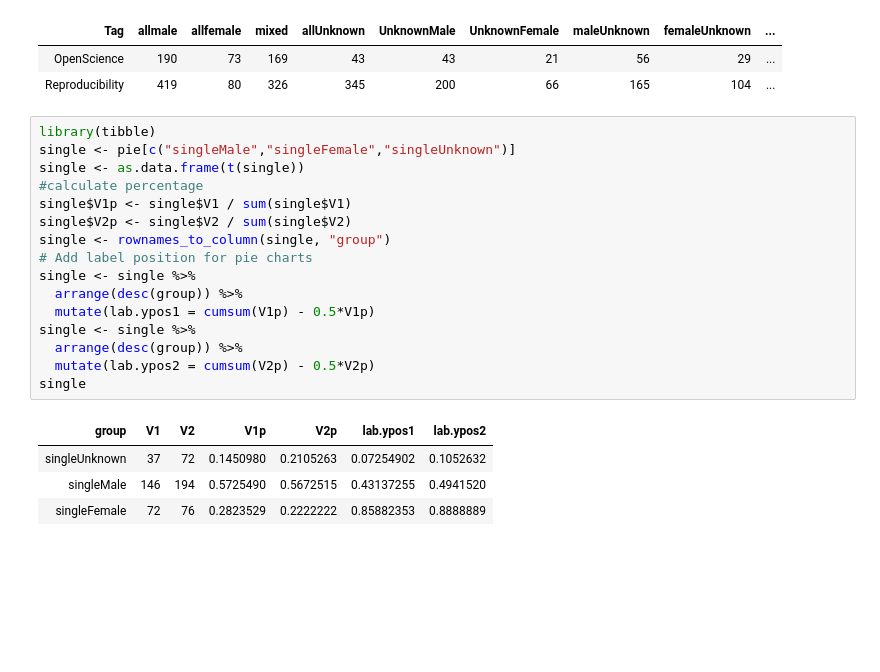
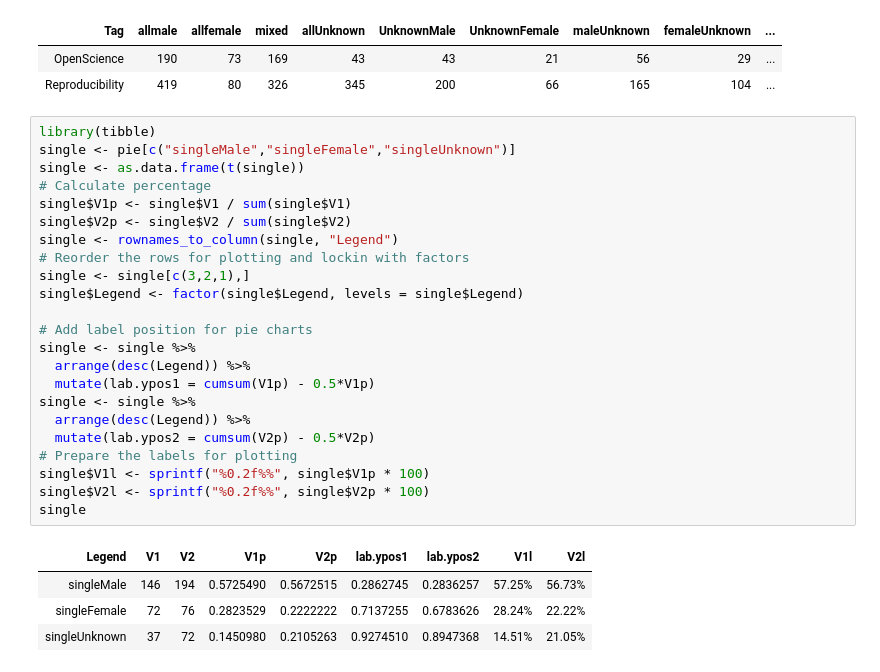
Before and after one commit to everyxs/openScience, a Jupyter notebook: code-data/genderDetect.ipynb, the cells around one changed output. Saved outputs shown, nothing was run; the diff lists cells and outputs as text; blank space fills up the shorter version.

```diff
--- a/code-data/genderDetect.ipynb
+++ b/code-data/genderDetect.ipynb
@@ -163,23 +163,30 @@ pie
 # %%
 library(tibble)
 single <- pie[c("singleMale","singleFemale","singleUnknown")]
 single <- as.data.frame(t(single))
-#calculate percentage
+# Calculate percentage
 single$V1p <- single$V1 / sum(single$V1)
 single$V2p <- single$V2 / sum(single$V2)
-single <- rownames_to_column(single, "group")
+single <- rownames_to_column(single, "Legend")
+# Reorder the rows for plotting and lockin with factors
+single <- single[c(3,2,1),]
+single$Legend <- factor(single$Legend, levels = single$Legend)
+
 # Add label position for pie charts
 single <- single %>%
-  arrange(desc(group)) %>%
+  arrange(desc(Legend)) %>%
   mutate(lab.ypos1 = cumsum(V1p) - 0.5*V1p)
 single <- single %>%
-  arrange(desc(group)) %>%
+  arrange(desc(Legend)) %>%
   mutate(lab.ypos2 = cumsum(V2p) - 0.5*V2p)
+# Prepare the labels for plotting
+single$V1l <- sprintf("%0.2f%%", single$V1p * 100)
+single$V2l <- sprintf("%0.2f%%", single$V2p * 100)
 single
 # %% [output]
-| group | V1 | V2 | V1p | V2p | lab.ypos1 | lab.ypos2 |
-| singleUnknown | 37 | 72 | 0.1450980 | 0.2105263 | 0.07254902 | 0.1052632 |
-| singleMale | 146 | 194 | 0.5725490 | 0.5672515 | 0.43137255 | 0.4941520 |
-| singleFemale | 72 | 76 | 0.2823529 | 0.2222222 | 0.85882353 | 0.8888889 |
+| Legend | V1 | V2 | V1p | V2p | lab.ypos1 | lab.ypos2 | V1l | V2l |
+| singleMale | 146 | 194 | 0.5725490 | 0.5672515 | 0.2862745 | 0.2836257 | 57.25% | 56.73% |
+| singleFemale | 72 | 76 | 0.2823529 | 0.2222222 | 0.7137255 | 0.6783626 | 28.24% | 22.22% |
+| singleUnknown | 37 | 72 | 0.1450980 | 0.2105263 | 0.9274510 | 0.8947368 | 14.51% | 21.05% |
 # %%
 library(ggplot2)
```
Also changed, not shown: parts of 3 cells of this notebook, 1 other file.
